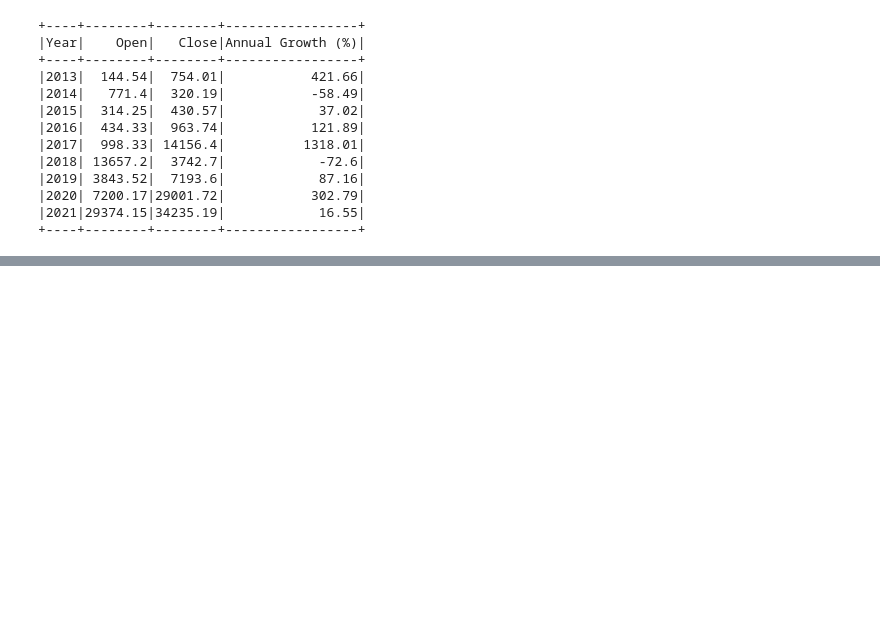
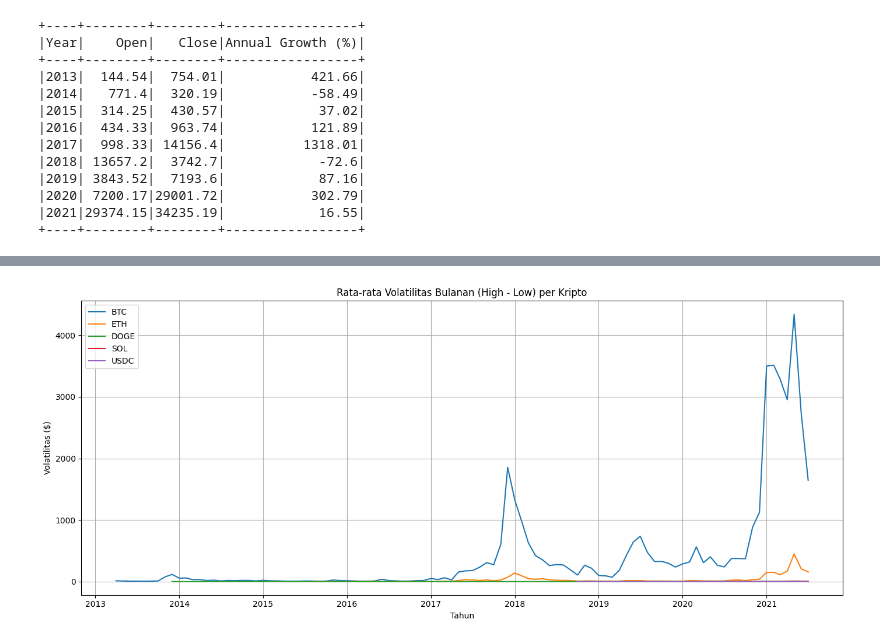
Before and after one commit to HazwanAdhikara/cryptocurrency-analysis, a Jupyter notebook: crypto_analysis.ipynb, the cells around one changed output, grey strips where cells are left out. Drawn from its saved outputs; the diff is of its cells as text; code cells hidden in the pictures; blank space fills up the shorter version.

```diff
--- a/crypto_analysis.ipynb
+++ b/crypto_analysis.ipynb
@@ -211,0 +505,6 @@ btc_growth.orderBy("Year").show()
+# %%
+# Harian
+solana_vol_df = solana_df.withColumn("Volatility", col("High") - col("Low"))
+
+# Bulanan
+solana_vol_monthly = solana_vol_df.withColumn("Year", year("Date")).withColumn("Month", month("Date")).groupBy("Year", "Month").agg(round(avg("Volatility"), 4).alias("Avg Monthly Volatility"))
@@ -211,0 +613,6 @@ btc_growth.orderBy("Year").show()
+# %%
+# Harian
+usdc_vol_df = usdc_df.withColumn("Volatility", col("High") - col("Low"))
+
+# Bulanan
+usdc_vol_monthly = usdc_vol_df.withColumn("Year", year("Date")).withColumn("Month", month("Date")).groupBy("Year", "Month").agg(round(avg("Volatility"), 3).alias("Avg Monthly Volatility"))
@@ -211,0 +704,16 @@ btc_growth.orderBy("Year").show()
+# %%
+plt.figure(figsize=(14, 6))
+sns.lineplot(data=btc_vol_pd, x="Date", y="Avg Monthly Volatility", label="BTC")
+sns.lineplot(data=eth_vol_pd, x="Date", y="Avg Monthly Volatility", label="ETH")
+sns.lineplot(data=doge_vol_pd, x="Date", y="Avg Monthly Volatility", label="DOGE")
+sns.lineplot(data=sol_vol_pd, x="Date", y="Avg Monthly Volatility", label="SOL")
+sns.lineplot(data=usdc_vol_pd, x="Date", y="Avg Monthly Volatility", label="USDC")
+plt.title("Rata-rata Volatilitas Bulanan (High - Low) per Kripto")
+plt.xlabel("Tahun")
+plt.ylabel("Volatilitas ($)")
+plt.legend()
+plt.grid(True)
+plt.tight_layout()
+plt.show()
+# %% [output]
+[figure, added]
```
Also changed, not shown: parts of 44 cells of this notebook.
